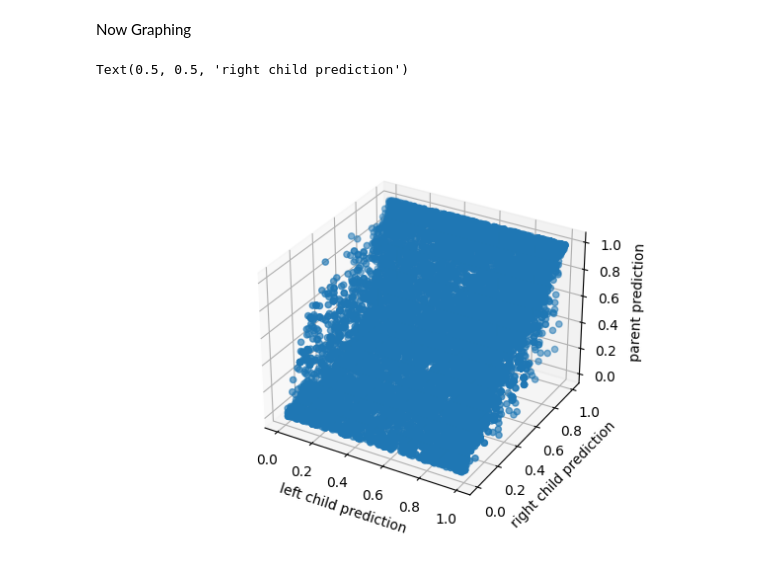
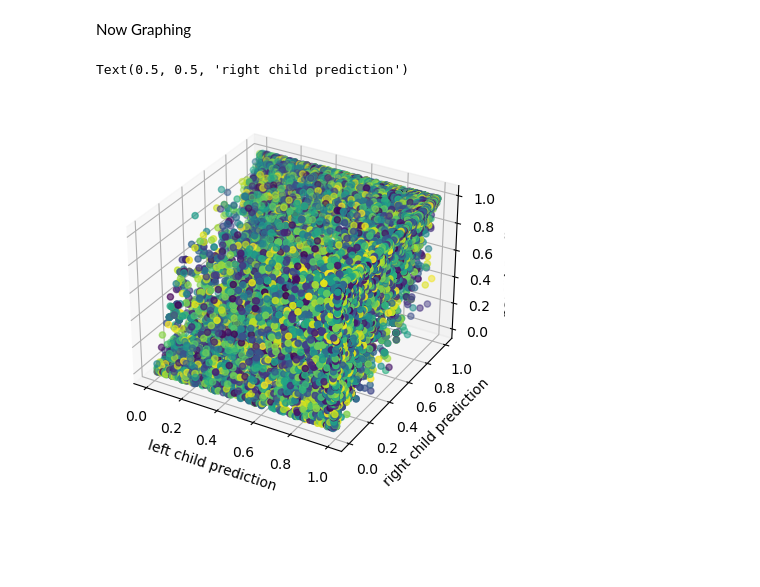
Before and after one commit to GeraldFreis/TopicsInComputerScience, a Jupyter notebook: Working Decision Visualiser/visualising_parent_vs_child.ipynb, the cells around one changed output. Drawn from its saved outputs; the diff is of its cells as text; code cells hidden in the pictures; blank space fills up the shorter version.

```diff
--- a/Working Decision Visualiser/visualising_parent_vs_child.ipynb
+++ b/Working Decision Visualiser/visualising_parent_vs_child.ipynb
@@ -60,15 +61,17 @@ for i in range(0, n): # iterating over all tree_lists
 # %% [markdown]
 Now Graphing
 # %%
-%matplotlib widget
+# %matplotlib widget
+cm = plt.get_cmap("viridis")
+col=np.arange(len(left_child_list))
 fig = plt.figure()
 ax = fig.add_subplot(projection='3d')
-ax.scatter(left_child_list, right_child_list, parent_list)
+ax.scatter(left_child_list, right_child_list, parent_list, c=col, cmap=cm)
 ax.set_zlabel("parent prediction")
 ax.set_xlabel("left child prediction")
 ax.set_ylabel("right child prediction")
 # %% [output]
 Text(0.5, 0.5, 'right child prediction')
-[figure, old version]
+[figure, new version]
 # %%
 plt.show()
```
Also changed, not shown: parts of 2 cells of this notebook, 6 other files.
